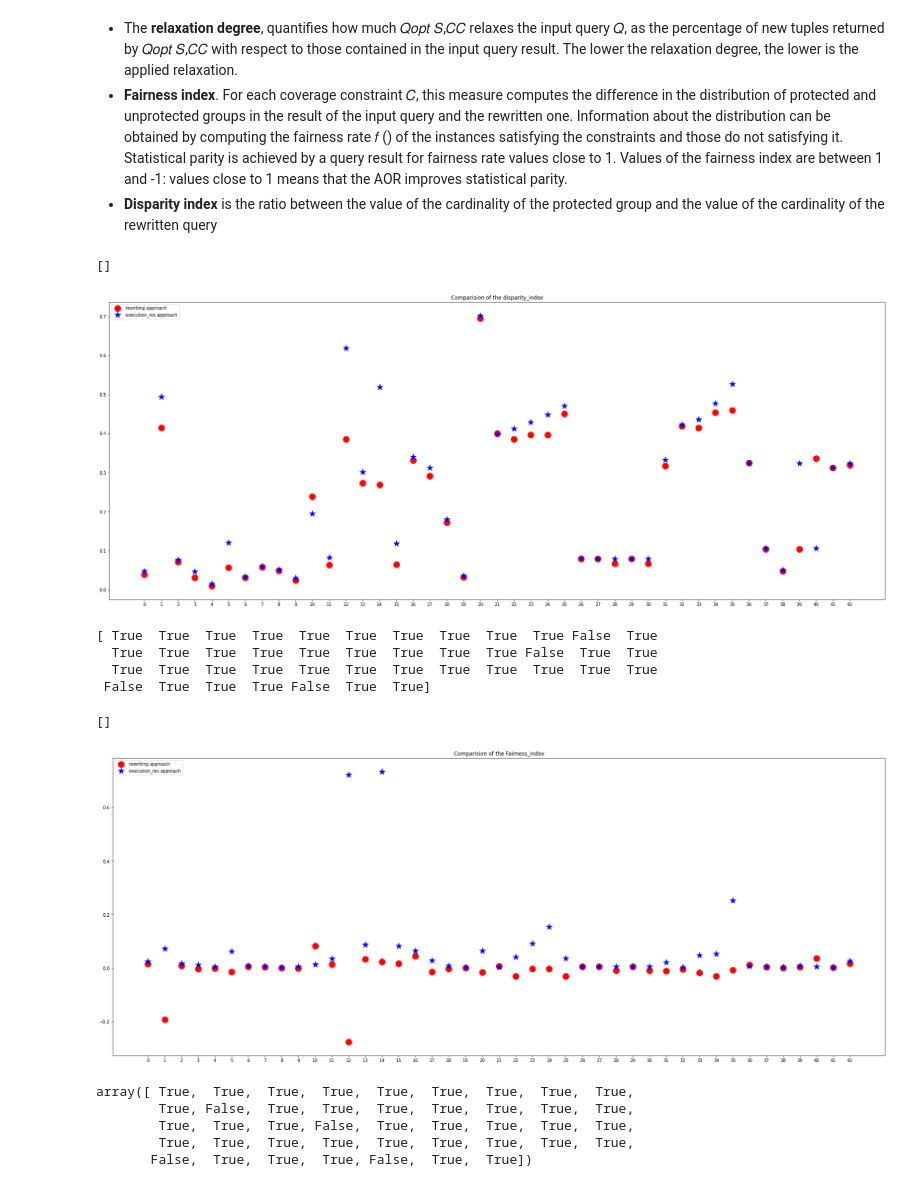
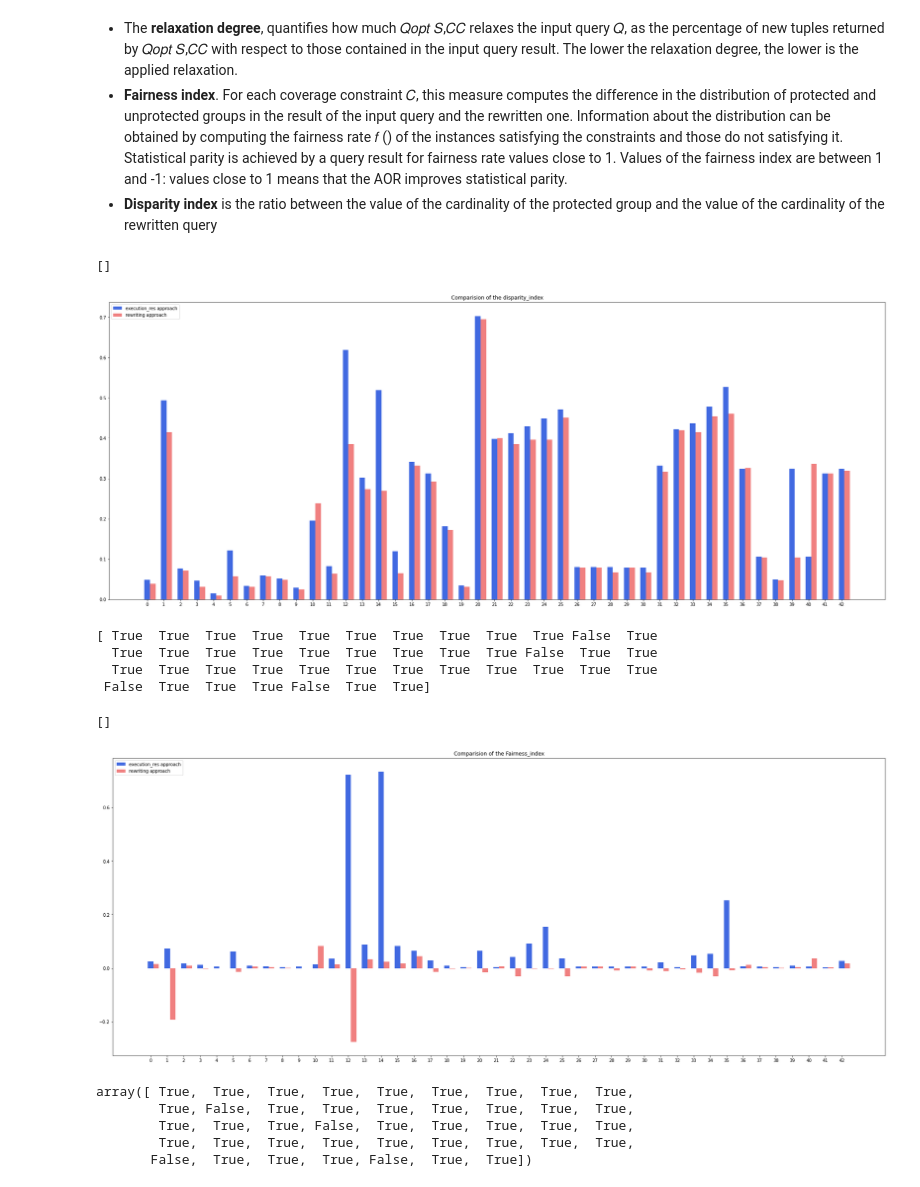
Before and after one commit to Nicogs43/KNN_coverage_constraint_query, a Jupyter notebook: Analysis_df_.ipynb, the cells around one changed output. Saved outputs shown, nothing was run; the diff lists cells and outputs as text; code cells hidden in the pictures.

Commit message:
changed graphs from scatter type to bar type

```diff
--- a/Analysis_df_.ipynb
+++ b/Analysis_df_.ipynb
@@ -149,11 +185,13 @@ execution_res_df.agg({
 # %% [markdown]
 # Confronto fra gli approcci Rewriting ed Execution
 # %%
-plt.scatter(rewriting_df['id'],rewriting_df['qcut_mean_summed_time'],color='red',label ='rewriting approach',s=200)
-plt.scatter(execution_res_df['id'],execution_res_df['average_time_execution'],color='blue',label='execution_res approach',s=200,marker='*')
+width = np.min(np.diff(range(len(execution_res_df["id"]))))/3
+plt.bar(execution_res_df['id'], execution_res_df['average_time_execution'], width, color='royalblue', label='execution_res approach')
+plt.bar(rewriting_df['id']+width, rewriting_df['qcut_mean_summed_time'], width, color='lightcoral', label ='rewriting approach')
 plt.xticks(rewriting_df['id'])
 plt.title("Comparison of mean time")
 plt.legend(loc = 'upper left')
+plt.tight_layout(pad=0.4, w_pad=0.5, h_pad=1.0)
 plt.plot()
 # %% [output]
 []
@@ -194,18 +240,18 @@ parity is achieved by a query result for fairness rate values close to 1. Values
 index are between 1 and -1: values close to 1 means that the AOR improves statistical parity.
 *   **Disparity index** is the ratio between the value of the cardinality of the protected group and the value of the cardinality of the rewritten query
 # %%
-plt.scatter(range(len(manage_column_with_long_value_two(rewriting_df['disparity_index']))),
-            manage_column_with_long_value_two(rewriting_df['disparity_index']),color='red',label ='rewriting approach',s=200)
-plt.scatter(range(len(manage_column_with_long_value_two(rewriting_df['disparity_index']))),
-            manage_column_with_long_value_two(execution_res_df['disparity_index']),color='blue',label='execution_res approach',s=200,marker='*')
+plt.bar(range(len(manage_column_with_long_value_two(rewriting_df['disparity_index']))),
+            manage_column_with_long_value_two(execution_res_df['disparity_index']),width, color='royalblue',label='execution_res approach')
+plt.bar(range(len(manage_column_with_long_value_two(rewriting_df['disparity_index'])))+width,
+            manage_column_with_long_value_two(rewriting_df['disparity_index']),width, color='lightcoral',label ='rewriting approach')
 plt.xticks(range(len(manage_column_with_long_value_two(rewriting_df['disparity_index']))))
 plt.title("Comparision of the disparity_index")
 plt.legend(loc = 'upper left')
 plt.tight_layout(pad=0.4, w_pad=0.5, h_pad=1.0)
 plt.plot()
 # %% [output]
 []
-[figure, old version]
+[figure, new version]
 # %%
 print(np.where(manage_column_with_long_value_two(rewriting_df['disparity_index'])<manage_column_with_long_value_two(execution_res_df['disparity_index']),True,False))
 #sempre la query 10 sarà un caso fortutito(manca la query 2 in realà)
@@ -216,10 +262,10 @@ print(np.where(manage_column_with_long_value_two(rewriting_df['disparity_index']
  False  True  True  True False  True  True]
 # %%
 test1_rew = manage_column_with_long_value_two(rewriting_df['fairness_index'])
-plt.scatter(range(len(test1_rew)),manage_column_with_long_value_two(rewriting_df['fairness_index']),
-            color='red',label ='rewriting approach',s=200)
-plt.scatter(range(len(test1_rew)),manage_column_with_long_value_two(execution_res_df['fairness_index']),
-            color='blue',label='execution_res approach',s=200,marker='*')
+plt.bar(range(len(test1_rew)),manage_column_with_long_value_two(execution_res_df['fairness_index']),width,
+            color='royalblue',label='execution_res approach')
+plt.bar(range(len(test1_rew))+width,manage_column_with_long_value_two(rewriting_df['fairness_index']),width,
+            color='lightcoral',label ='rewriting approach')
 plt.xticks(range(len(test1_rew)))
 plt.title("Comparision of the Fairness_index")
 plt.legend(loc = 'upper left')
@@ -227,7 +273,7 @@ plt.tight_layout(pad=0.4, w_pad=0.5, h_pad=1.0)
 plt.plot()
 # %% [output]
 []
-[figure, old version]
+[figure, new version]
 # %%
 fairness_test = np.where(manage_column_with_long_value_two(rewriting_df['fairness_index'])<manage_column_with_long_value_two(execution_res_df['fairness_index']),True , False)
 fairness_test
```
Also changed, not shown: parts of 21 cells of this notebook.
